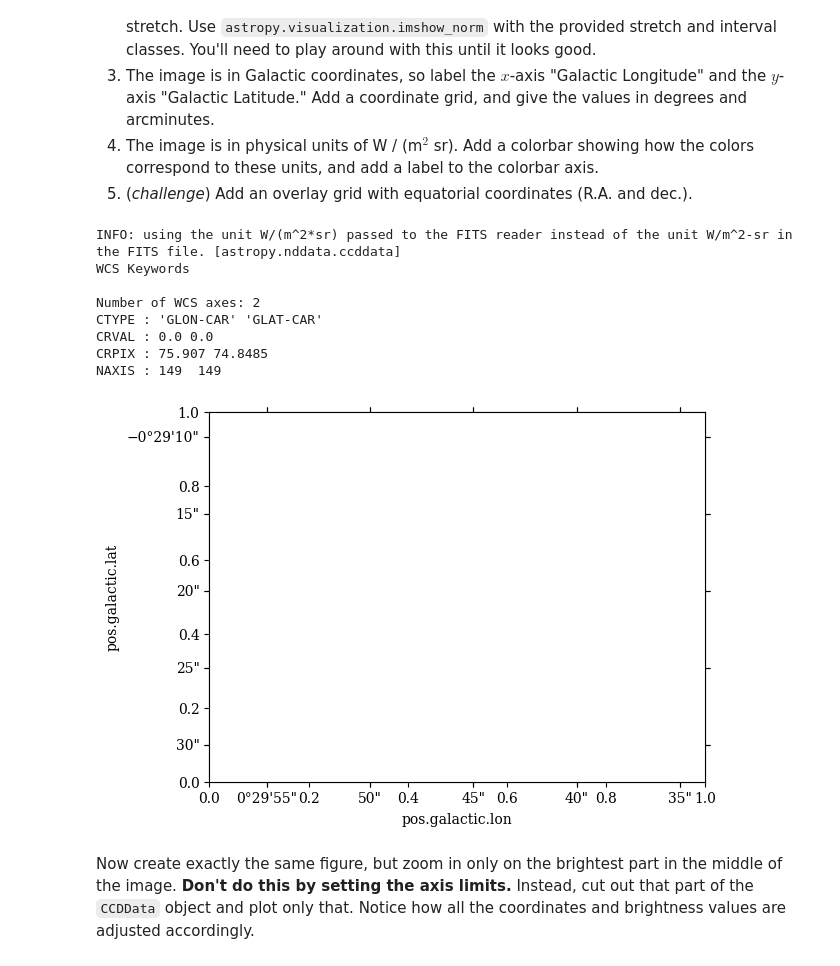
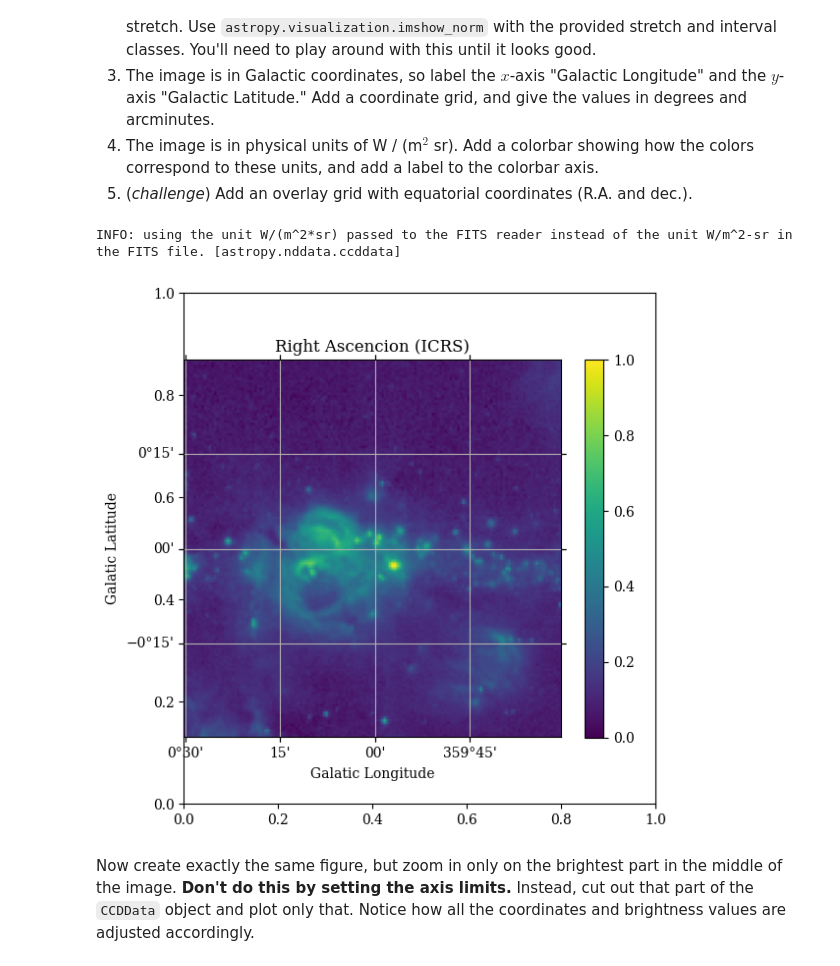
Before and after one commit to ASTR154/data-visualization, a Jupyter notebook: data-visualization.ipynb, the cells around one changed output. Cells and saved outputs as stored; diff of their text form; code cells hidden in the pictures.

```diff
--- a/data-visualization.ipynb
+++ b/data-visualization.ipynb
@@ -27,38 +29,39 @@ from astropy import visualization as viz
 # %%
 # get the name of the file from Astropy's data server
 filename = get_pkg_data_filename('galactic_center/gc_msx_e.fits')
 
 # read the file in as a CCDData object; the units are formatted incorrectly in the header
 ccddata = CCDData.read(filename, unit='W/(m^2*sr)')
 
 # create a new figure and axis with a WCS projection
-fig, axs = plt.subplots()
+fig, axs = plt.subplots(figsize=(6,6))
 ax = fig.add_subplot(projection=ccddata.wcs)
 
+data = ccddata.data
+stretch = LogStretch(900)
+stretched_data = stretch(data/data.max())
 
+image = plt.imshow(stretched_data, origin ='lower')
 
-
-# display the image on that ax)is with a nice stretch
+# display the image on that axis with a nice stretch
 
 # format the axes
 
 # add a color bar
-
+plt.colorbar(image, shrink =0.74)
+ax.set_xlabel('Galatic Longitude')
+ax.set_ylabel('Galatic Latitude')
+ax.set_title('Right Ascencion (ICRS)')
+ax.grid(image)
 # add the overlay grid
 
 # remove padding around axes in figure
+plt.tight_layout()
 
 # save the results
 # %% [output]
 INFO: using the unit W/(m^2*sr) passed to the FITS reader instead of the unit W/m^2-sr in the FITS file. [astropy.nddata.ccddata]
-WCS Keywords
-
-Number of WCS axes: 2
-CTYPE : 'GLON-CAR' 'GLAT-CAR'
-CRVAL : 0.0 0.0
-CRPIX : 75.907 74.8485
-NAXIS : 149  149
-[figure, old version]
+[figure, new version]
 # %% [markdown]
 Now create exactly the same figure, but zoom in only on the brightest part in the middle of the image. **Don't do this by setting the axis limits.** Instead, cut out that part of the `CCDData` object and plot only that. Notice how all the coordinates and brightness values are adjusted accordingly.
 # %%
```
Also changed, not shown: parts of 2 cells of this notebook.
